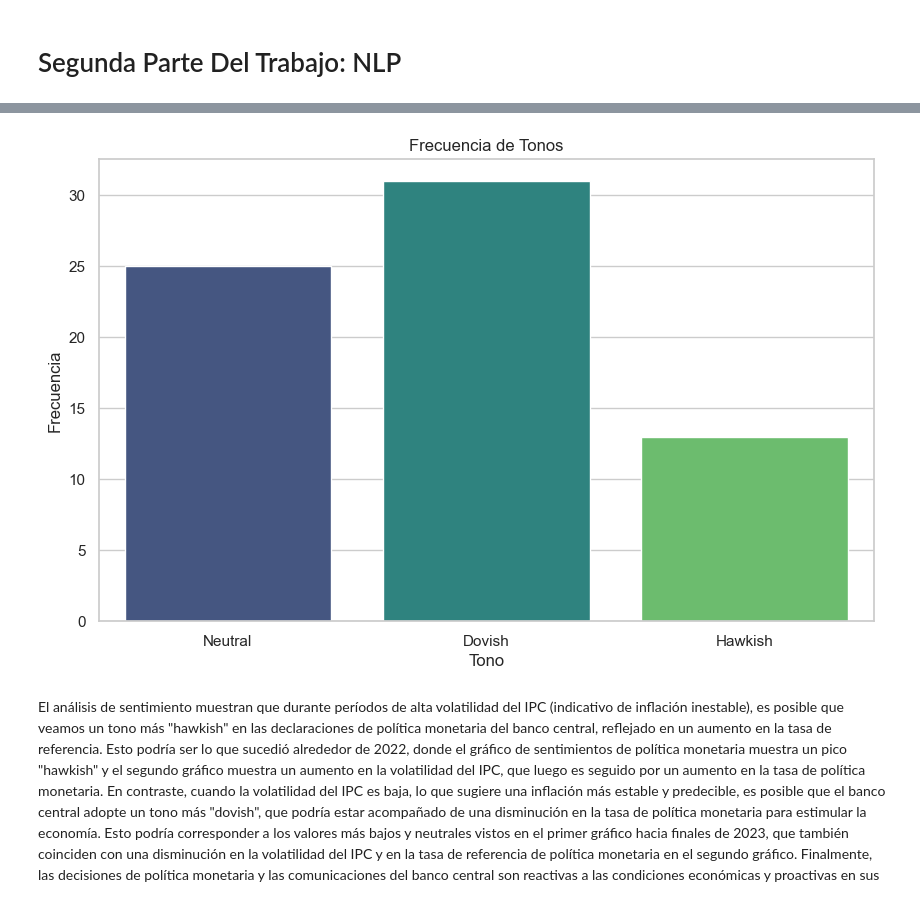
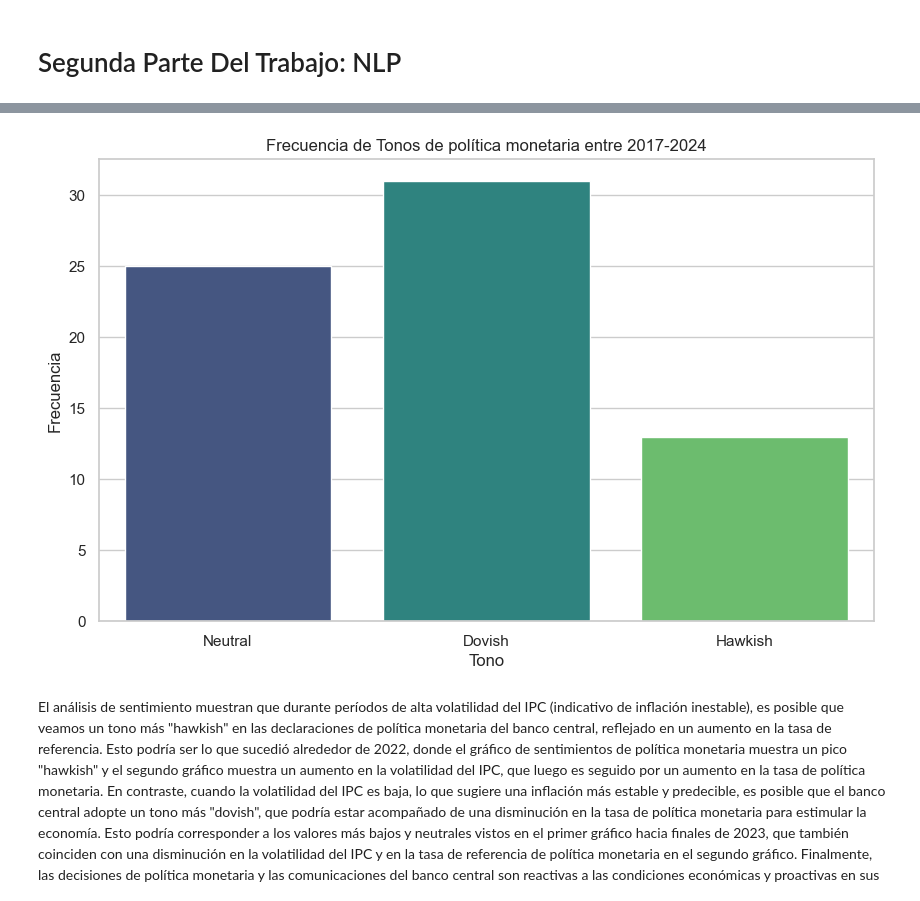
Before and after one commit to patriciajacqueline/proyecto-final-remon_mendoza_proyectofinal, a Jupyter notebook: proyecto_final_plantilla.ipynb, the cells around one changed output, grey strips where cells are left out. Saved outputs shown, nothing was run; the diff lists cells and outputs as text; code cells hidden in the pictures.

```diff
--- a/proyecto_final_plantilla.ipynb
+++ b/proyecto_final_plantilla.ipynb
@@ -1204,22 +1196,19 @@ plt.show()
 # %%
-import matplotlib.pyplot as plt
-import seaborn as sns
-
 # Asegúrate de que la columna 'Fecha' esté en formato datetime
 resultados_tonos['Fecha'] = pd.to_datetime(resultados_tonos['Fecha'])
 
 # Configuración del estilo de las gráficas con seaborn
 sns.set(style="whitegrid")
 
 # Crear un gráfico de barras
 plt.figure(figsize=(10, 6))
 sns.countplot(x='Tono', data=resultados_tonos, palette='viridis')
-plt.title('Frecuencia de Tonos')
+plt.title('Frecuencia de Tonos de política monetaria entre 2017-2024')
 plt.xlabel('Tono')
 plt.ylabel('Frecuencia')
 plt.show()
 # %% [output]
-[figure, old version]
+[figure, new version]
 # %% [markdown]
  El análisis de sentimiento muestran que durante períodos de alta volatilidad del IPC (indicativo de inflación inestable), es posible que veamos un tono más "hawkish" en las declaraciones de política monetaria del banco central, reflejado en un aumento en la tasa de referencia. Esto podría ser lo que sucedió alrededor de 2022, donde el gráfico de sentimientos de política monetaria muestra un pico "hawkish" y el segundo gráfico muestra un aumento en la volatilidad del IPC, que luego es seguido por un aumento en la tasa de política monetaria.
 En contraste, cuando la volatilidad del IPC es baja, lo que sugiere una inflación más estable y predecible, es posible que el banco central adopte un tono más "dovish", que podría estar acompañado de una disminución en la tasa de política monetaria para estimular la economía. Esto podría corresponder a los valores más bajos y neutrales vistos en el primer gráfico hacia finales de 2023, que también coinciden con una disminución en la volatilidad del IPC y en la tasa de referencia de política monetaria en el segundo gráfico.
```
Also changed, not shown: parts of 15 cells of this notebook, 4 other files.
